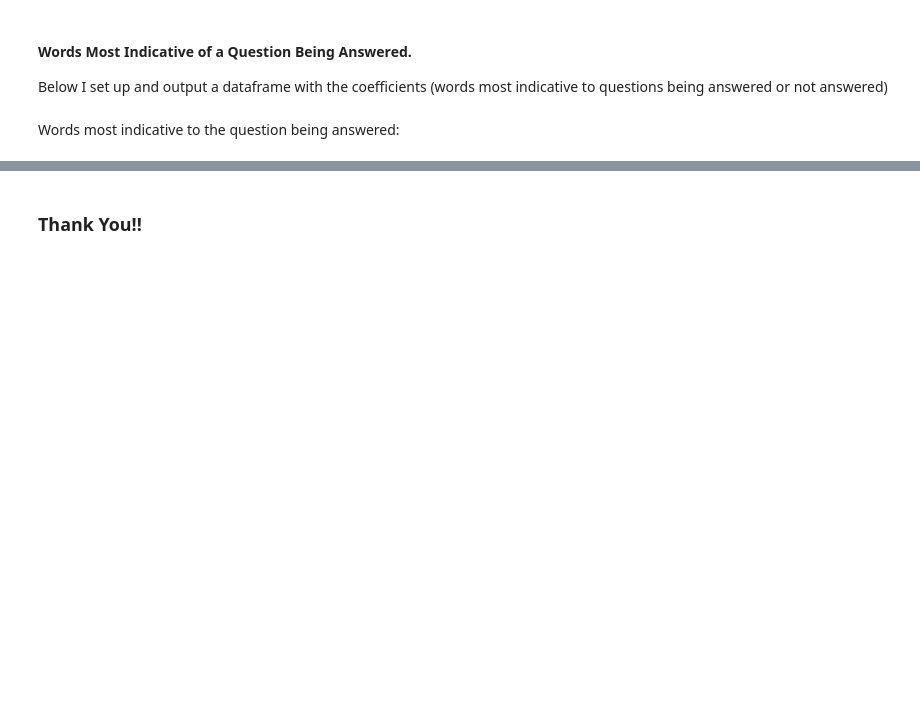
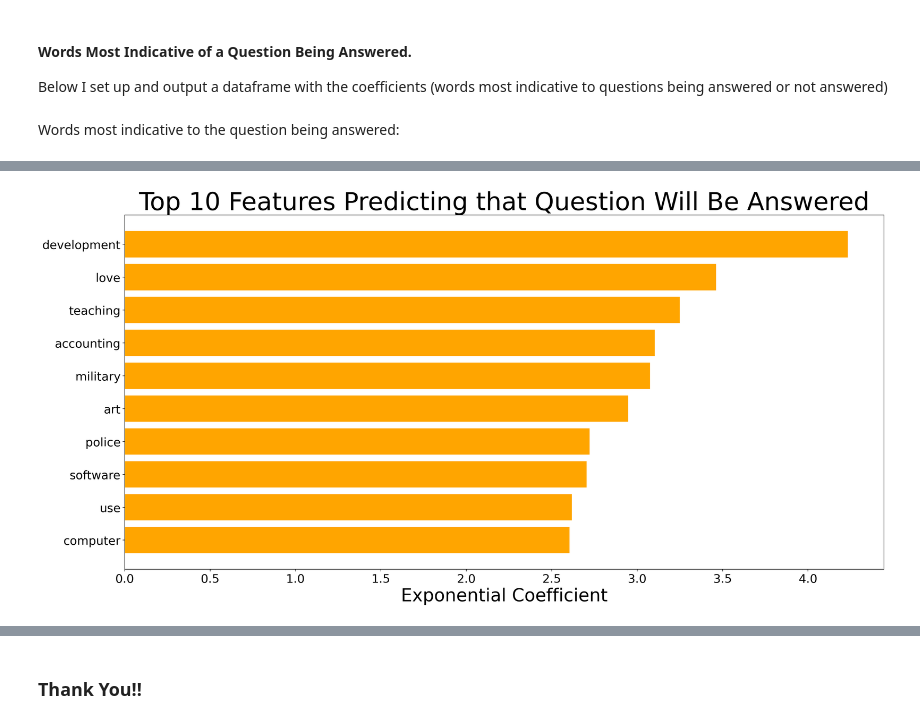
Before and after one commit to reneemarama/career_village, a Jupyter notebook: 4b_Sampled_Modeling.ipynb, the cells around one changed output, grey strips where cells are left out. Cells and saved outputs as stored; diff of their text form; code cells hidden in the pictures; blank space fills up the shorter version.

```diff
--- a/4b_Sampled_Modeling.ipynb
+++ b/4b_Sampled_Modeling.ipynb
@@ -428 +454,14 @@ coef_df.sort_values('coefficients', ascending = False).head(50)
+# %%
+weights = coef_df['exp_coef'].sort_values(ascending = True).tail(10)
+labels = coef_df.sort_values('exp_coef', ascending = True)['features'].tail(10).values
+
+plt.figure(figsize=(20,10))
+plt.barh(labels, weights, color = 'orange')
+plt.yticks(fontsize=20)
+plt.xticks(fontsize=20)
+plt.xlabel('Exponential Coefficient', fontsize=30)
+plt.title(f'Top 10 Features Predicting that Question Will Be Answered', fontsize=42)
+plt.tight_layout()
+# %% [output]
+[figure, added]
 # %% [markdown]
```
Also changed, not shown: parts of 11 cells of this notebook, 14 other files.
